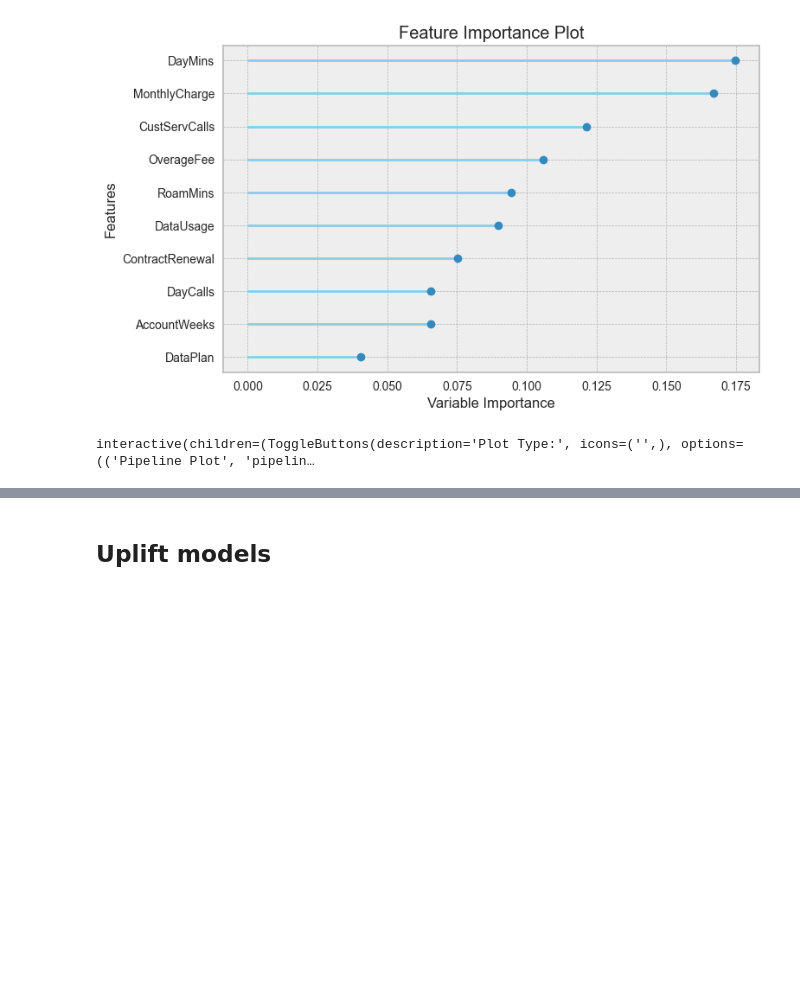
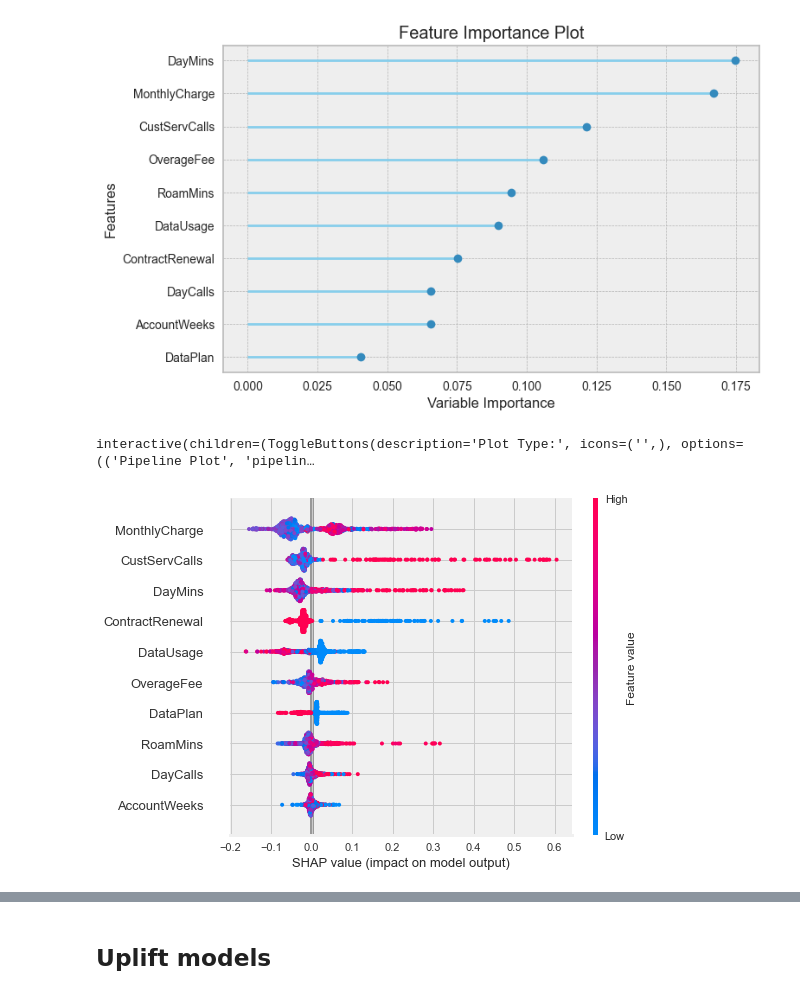
Before and after one commit to CarJung/Churn_exploration, a Jupyter notebook: Report.ipynb, the cells around one changed output, grey strips where cells are left out. Saved outputs shown, nothing was run; the diff lists cells and outputs as text; code cells hidden in the pictures; blank space fills up the shorter version.

Commit message:
pycaret

```diff
--- a/Report.ipynb
+++ b/Report.ipynb
@@ -404,8 +404,10 @@ plot_model(rf, plot = 'feature') # feature importance
 [figure]
 # %%
 import pycaret
-pycaret.classification.check_fairness(rf, data, 'Churn')
+pycaret.classification.evaluate_model(rf)
+# %% [output]
+interactive(children=(ToggleButtons(description='Plot Type:', icons=('',), options=(('Pipeline Plot', 'pipelin…
 # %%
-pycaret.classification.evaluate_model(rf)
+pycaret.classification.interpret_model(rf)
 # %% [output]
-interactive(children=(ToggleButtons(description='Plot Type:', icons=('',), options=(('Pipeline Plot', 'pipelin…
+[figure, added]
```
Also changed, not shown: parts of 1 cell of this notebook, 1 other file.
